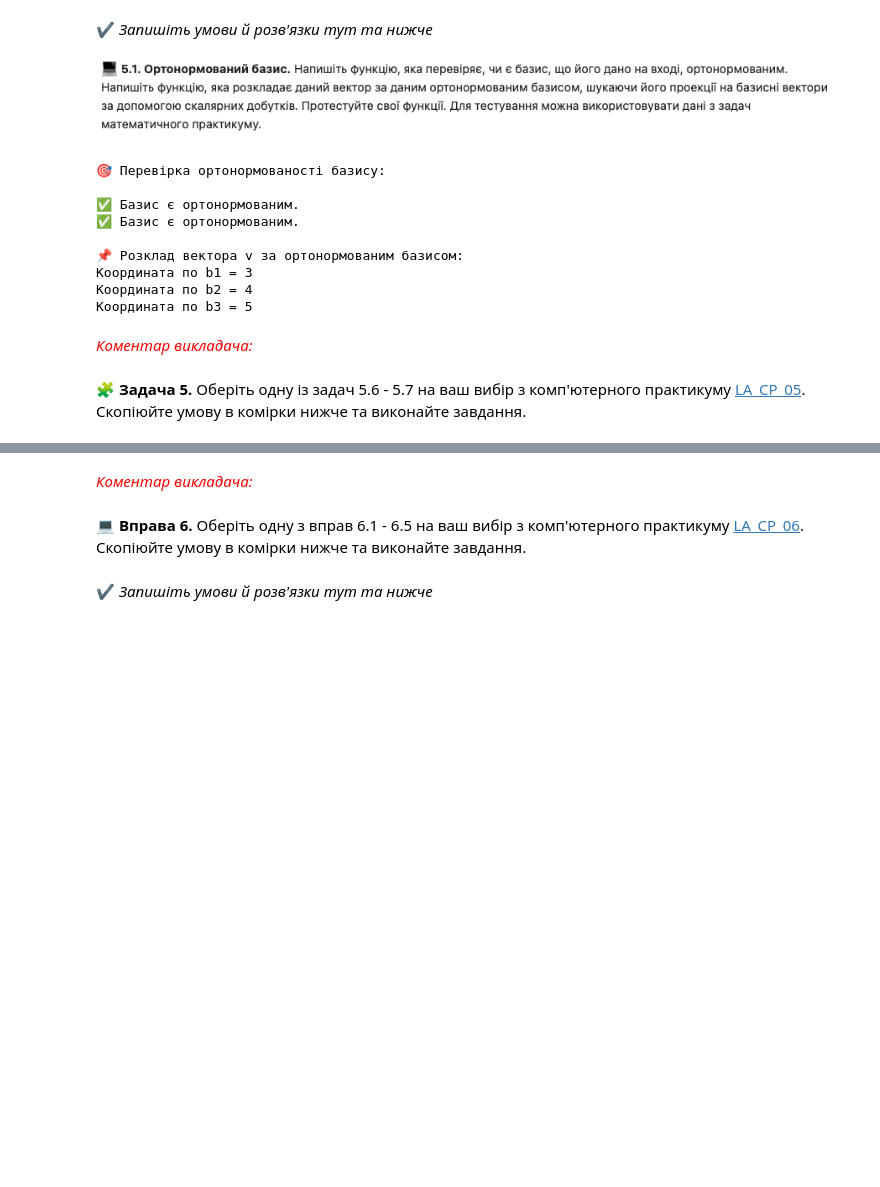
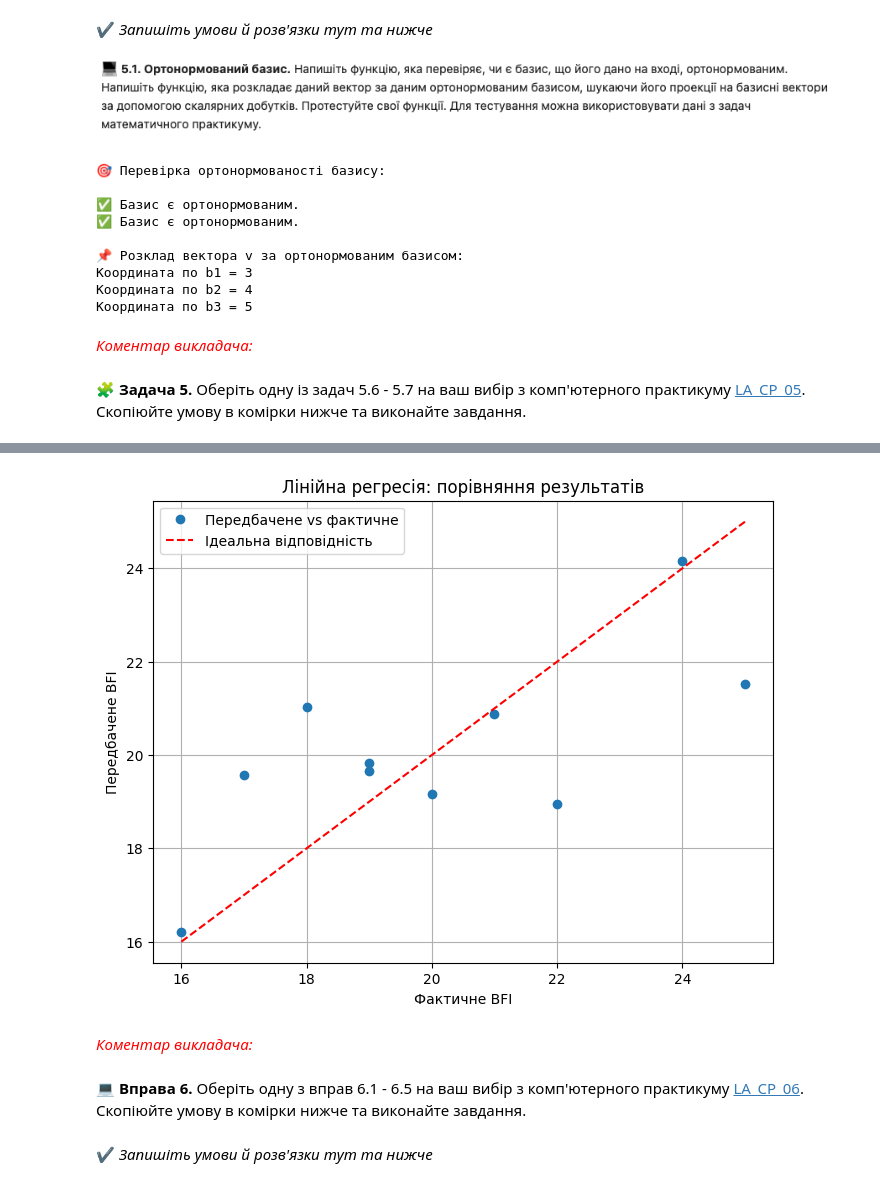
Before and after one commit to Anastasiia837/Colab_2, a Jupyter notebook: LA_COLAB_02_TEMPLATE.ipynb, the cells around one changed output, grey strips where cells are left out. Cells and saved outputs as stored; diff of their text form; code cells hidden in the pictures; blank space fills up the shorter version.

```diff
--- a/LA_COLAB_02_TEMPLATE.ipynb
+++ b/LA_COLAB_02_TEMPLATE.ipynb
@@ -256,0 +262,75 @@ if is_ortho:
+# %%
+# 🧠 5.6. Лінійна регресія (передбачення BFI)
+
+import numpy as np
+import pandas as pd
+from sklearn.linear_model import LinearRegression
+
+# --- 1. Імітація даних (оскільки файлу BFI.xlsx немає) ---
+data = {
+    'Weight': [55, 179, 80, 65, 170, 158, 85, 106, 95, 142],
+    'Height': [150, 179, 161, 165, 160, 158, 156, 165, 150, 162],
+    'Abdomen': [64, 70, 75, 68, 71, 73, 80, 82, 77, 90],
+    'Neck': [34, 42, 40, 33, 35, 37, 41, 39, 38, 39],
+    'Hip': [94, 95, 103, 98, 102, 101, 112, 113, 110, 117],
+    'BFI': [22, 16, 19, 17, 20, 19, 21, 25, 18, 24]
+}
+
+df_bfi = pd.DataFrame(data)
+display(df_bfi)
+
+# --- 2. Побудова матриці A і вектора y ---
+X = df_bfi[['Weight', 'Height', 'Abdomen', 'Neck', 'Hip']].values
+y = df_bfi['BFI'].values.reshape(-1, 1)
+
+# Додаємо стовпець з 1 для вільного члена θ₀
+A = np.hstack([np.ones((X.shape[0], 1)), X])
+
+# --- 3. Розв'язок через лінійну систему (неможливо напряму) ---
+try:
+    theta_direct = np.linalg.solve(A, y)
+except np.linalg.LinAlgError:
+    theta_direct = None
+    print("❌ Пряма система AΘ = y не має точного розв'язку (матриця A не квадратна)")
+
+# --- 4. Метод найменших квадратів (нормальна система) ---
+AtA = A.T @ A
+Aty = A.T @ y
+theta_normal = np.linalg.solve(AtA, Aty)
+
+print("\n✅ Коефіцієнти за методом найменших квадратів (нормальна система):")
+for i, t in enumerate(theta_normal):
+    print(f"θ{i} = {t[0]:.5f}")
+
+# --- 5. Розв’язок через QR-розклад ---
+Q, R = np.linalg.qr(A)
+theta_qr = np.linalg.solve(R, Q.T @ y)
+
+print("\n✅ Коефіцієнти за QR-розкладом:")
+for i, t in enumerate(theta_qr):
+    print(f"θ{i} = {t[0]:.5f}")
+
+# --- 6. Модель з sklearn (LinearRegression) ---
+reg = LinearRegression()
+reg.fit(X, y)
+
+theta_sklearn = np.vstack([reg.intercept_.reshape(-1,1), reg.coef_.T])
+
+print("\n✅ Коефіцієнти моделі sklearn.LinearRegression:")
+for i, t in enumerate(theta_sklearn):
+    print(f"θ{i} = {t[0]:.5f}")
+
+# --- 7. Порівняння передбаченого vs фактичного BFI ---
+y_pred = reg.predict(X)
+import matplotlib.pyplot as plt
+
+plt.figure(figsize=(8, 6))
+plt.plot(y, y_pred, 'o', label='Передбачене vs фактичне')
+plt.plot([min(y), max(y)], [min(y), max(y)], 'r--', label='Ідеальна відповідність')
+plt.xlabel('Фактичне BFI')
+plt.ylabel('Передбачене BFI')
+plt.title('Лінійна регресія: порівняння результатів')
+plt.legend()
+plt.grid(True)
+plt.show()
+# %% [output]
@@ -257,3 +365,4 @@ if is_ortho:
+[figure, added]
 # %% [markdown]
 <font color="red"> *Коментар викладача:* <font>
 # %% [markdown]
```
Also changed, not shown: parts of 3 cells of this notebook.
